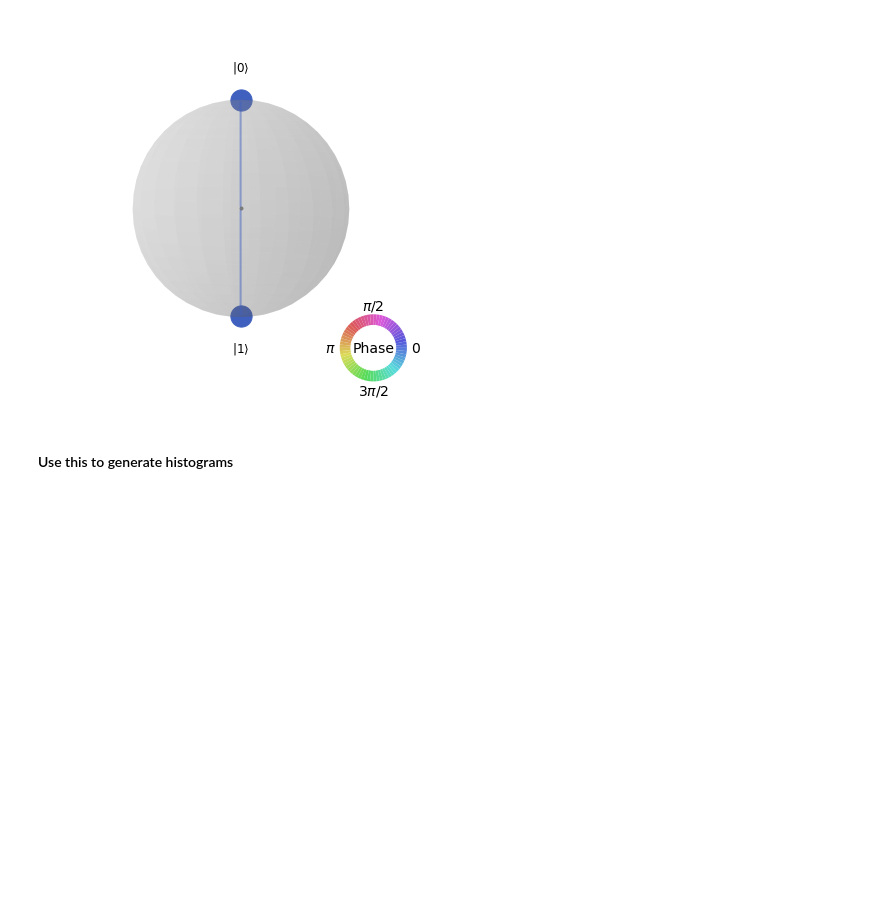
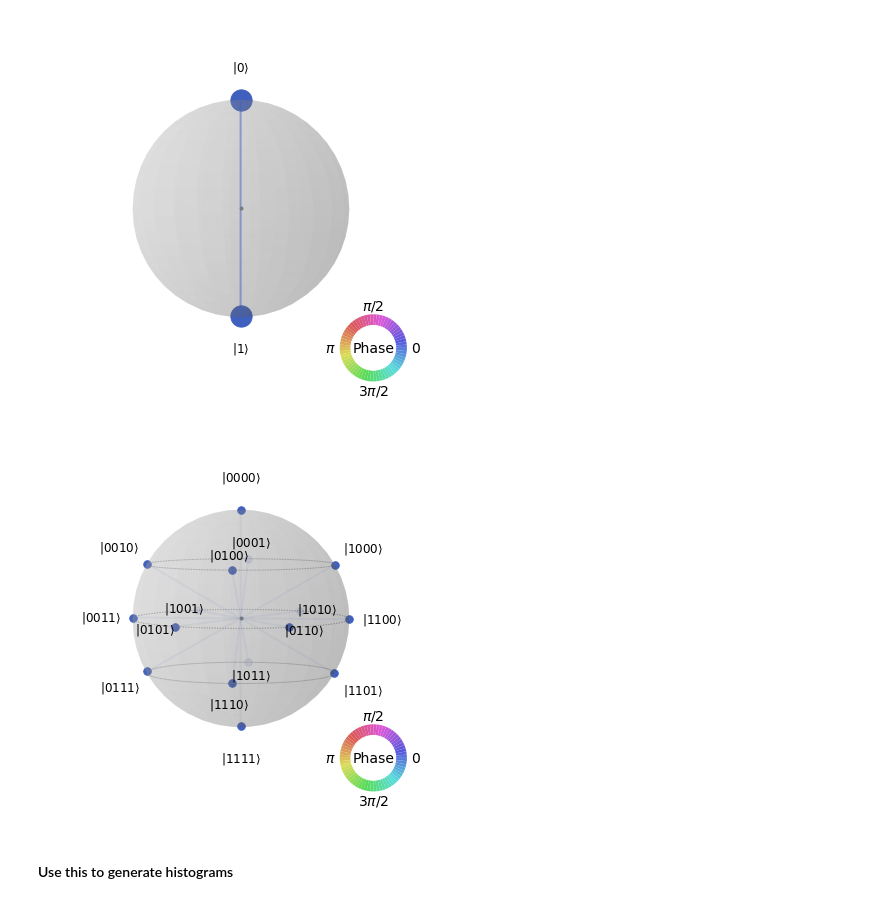
Before and after one commit to RicardoMonteiroSimoes/Quantum-Machine-Learning, a Jupyter notebook: code/circuit_to_latex.ipynb, the cells around one changed output. Drawn from its saved outputs; the diff is of its cells as text; code cells hidden in the pictures; blank space fills up the shorter version.

Commit message:
adds multistate qsphere example

```diff
--- a/code/circuit_to_latex.ipynb
+++ b/code/circuit_to_latex.ipynb
@@ -63,6 +63,15 @@ display(fig)
 fig.savefig('../thesis/Appendices/Q_Sphere_State_h.svg')
 # %% [output]
 [figure]
+# %%
+qc = QuantumCircuit(4)
+qc.h(range(4))
+state = Statevector.from_instruction(qc)
+fig = plot_state_qsphere(state)
+display(fig)
+fig.savefig('../thesis/Appendices/Q_Sphere_State_h_multiqubit.svg')
+# %% [output]
+[figure, added]
 # %% [markdown]
 #### Use this to generate histograms
 # %%
```
Also changed, not shown: 1 other file.
